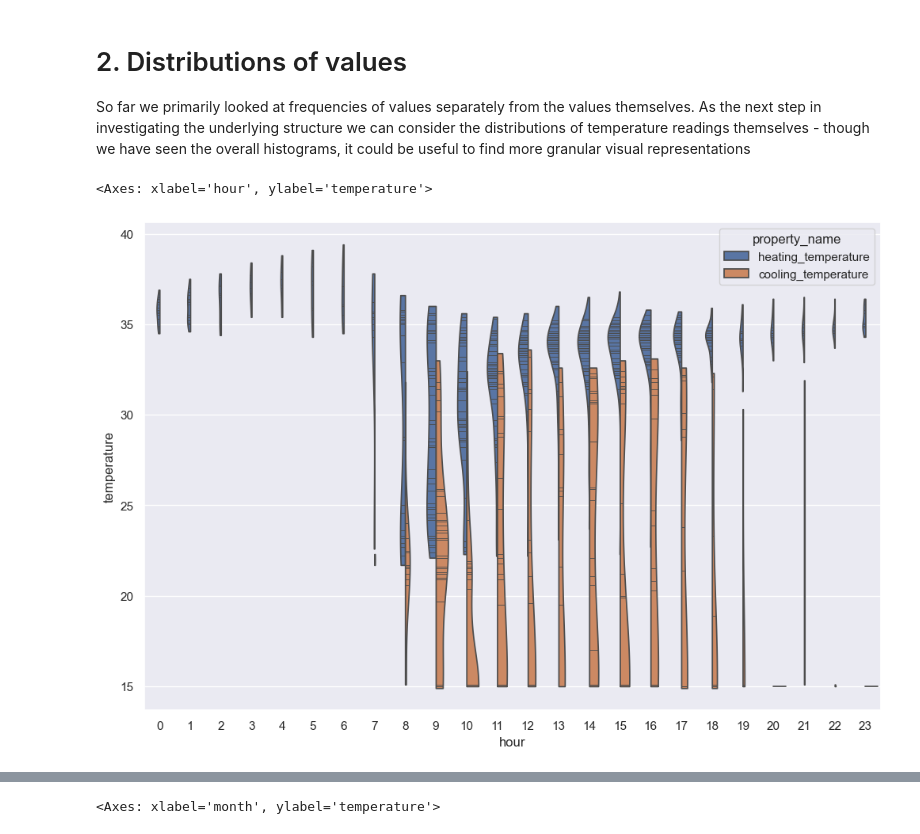
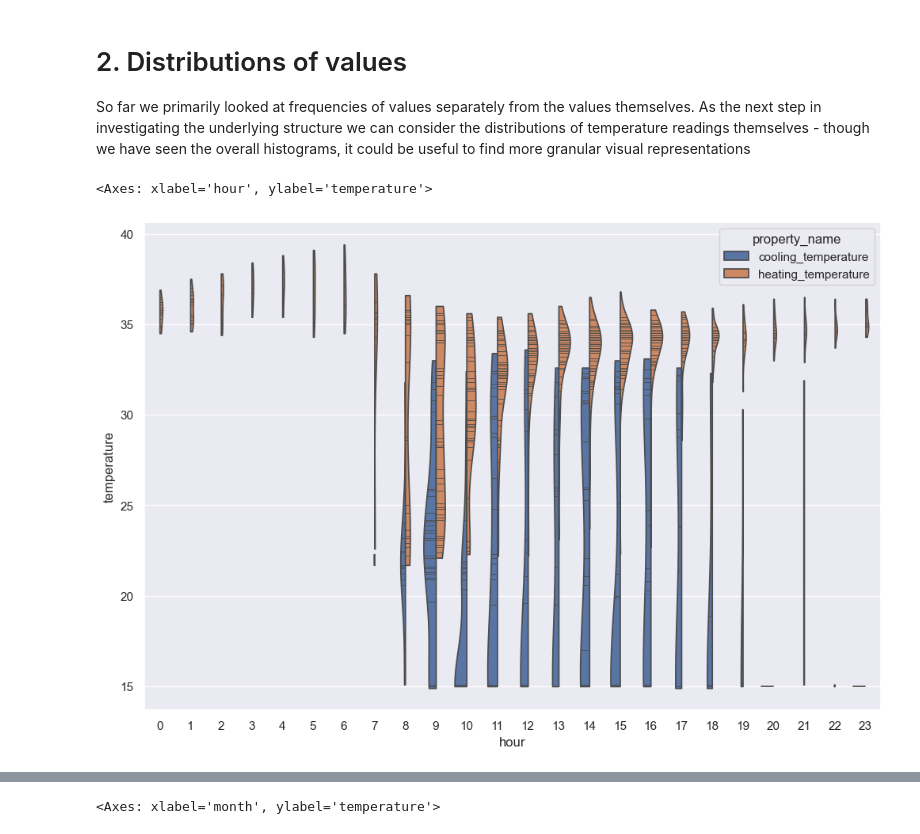
Before and after one commit to AntonSavchenko/Zeiss_DS_Interview, a Jupyter notebook: ZEISS_DS_Task.ipynb, the cells around one changed output, grey strips where cells are left out. Drawn from its saved outputs; the diff is of its cells as text; code cells hidden in the pictures.

```diff
--- a/ZEISS_DS_Task.ipynb
+++ b/ZEISS_DS_Task.ipynb
@@ -168,10 +168,11 @@ As the next step in investigating the underlying structure we can consider the d
 # %%
 # A useful tool for visualizations of this kind are "violin plots" that extend the standard candlestick plots with more detailed density representation of data
 
 # First, let us consider the hourly distribution of the temperature readings within the dataset
-sns.violinplot(data=temps, x="hour", y="temperature", hue="property_name", split=True, inner="stick", cut=0, density_norm="count")
+sns.violinplot(data=temps, x='hour', y='temperature', hue='property_name', split=True, inner='stick',
+               cut=0, density_norm='count', hue_order=['cooling_temperature','heating_temperature'])
 # %% [output]
 <Axes: xlabel='hour', ylabel='temperature'>
-[figure, old version]
+[figure, new version]
 # %%
 # Similarly, we can plot the information depending on the weekday
```
Also changed, not shown: parts of 12 cells of this notebook, 9 other files.
